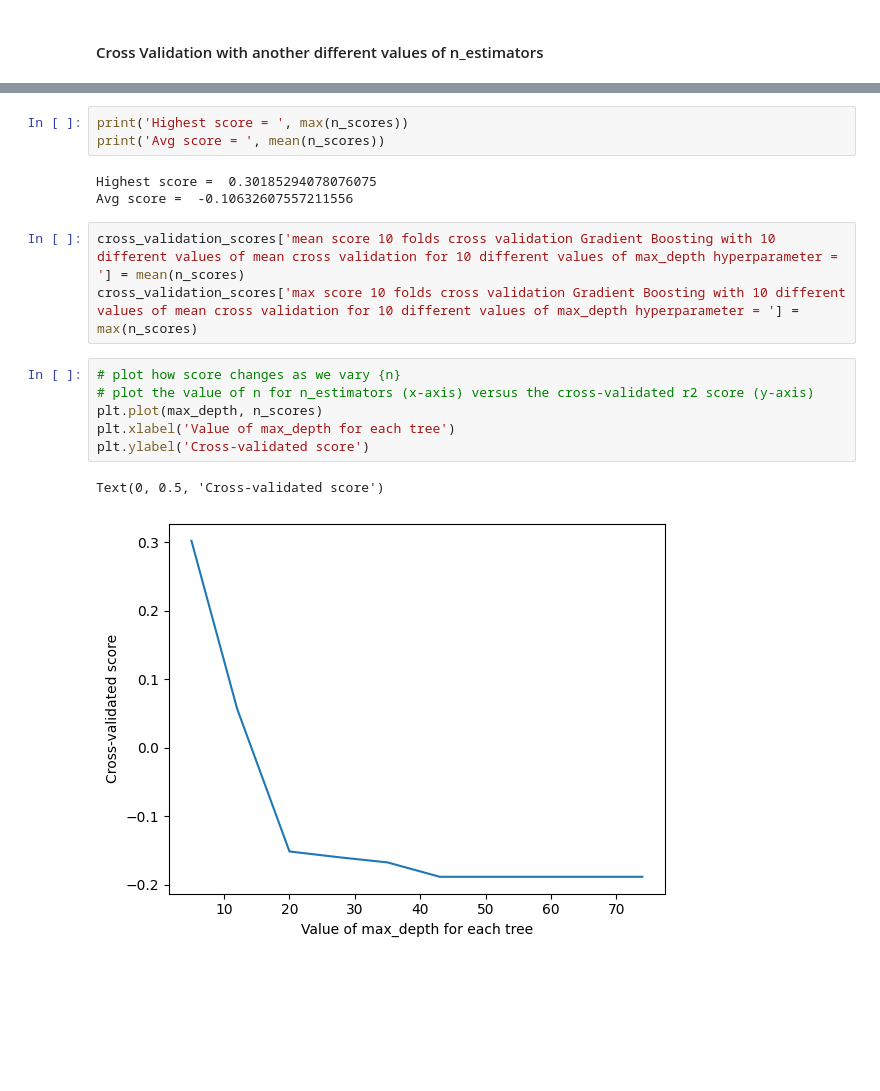
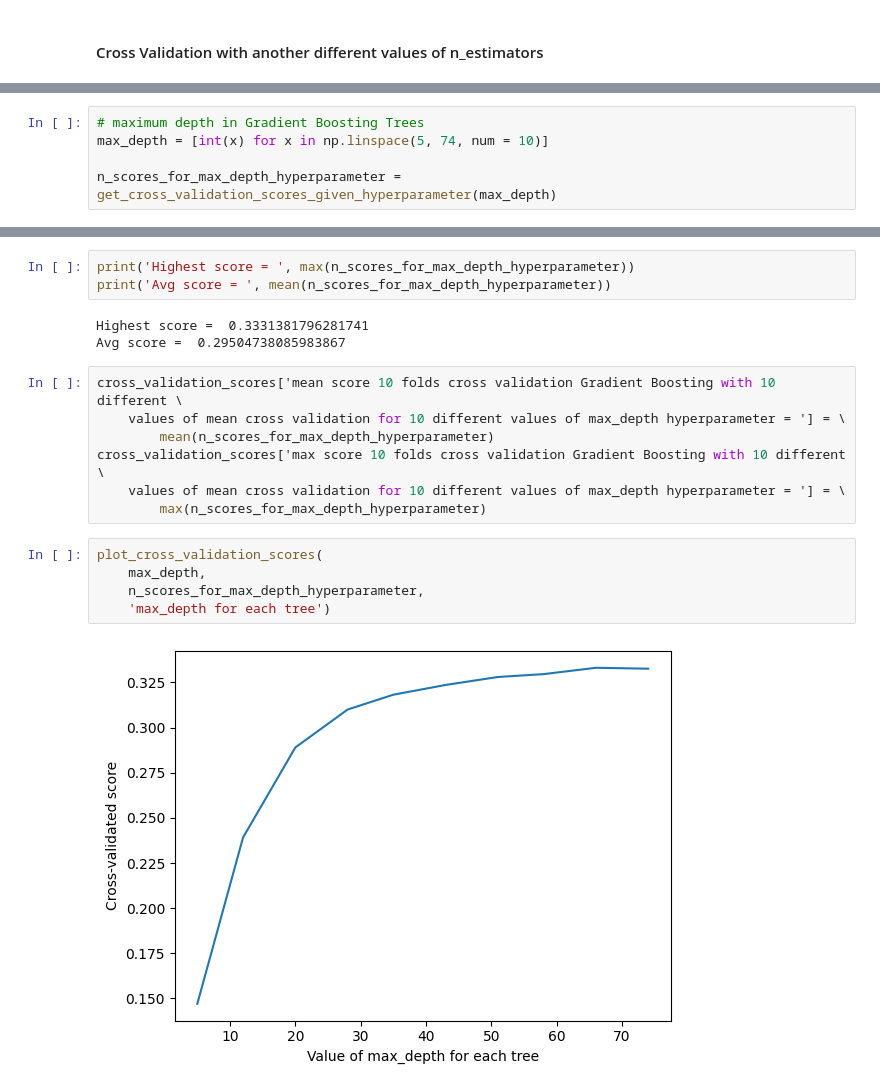
Before and after one commit to Reema-Khaseeb/car-price-prediction, a Jupyter notebook: notebooks/feature_engineering_train_eval_models.ipynb, the cells around one changed output, grey strips where cells are left out. Drawn from its saved outputs; the diff is of its cells as text; blank space fills up the shorter version.

```diff
--- a/notebooks/feature_engineering_train_eval_models.ipynb
+++ b/notebooks/feature_engineering_train_eval_models.ipynb
@@ -685,0 +733,5 @@ print(n_scores)
+# %%
+# maximum depth in Gradient Boosting Trees
+max_depth = [int(x) for x in np.linspace(5, 74, num = 10)]
+
+n_scores_for_max_depth_hyperparameter = get_cross_validation_scores_given_hyperparameter(max_depth)
@@ -686,21 +751,23 @@ print(n_scores)
 # %%
-print('Highest score = ', max(n_scores))
-print('Avg score = ', mean(n_scores))
+print('Highest score = ', max(n_scores_for_max_depth_hyperparameter))
+print('Avg score = ', mean(n_scores_for_max_depth_hyperparameter))
 # %% [output]
-Highest score =  0.30185294078076075
-Avg score =  -0.10632607557211556
+Highest score =  0.3331381796281741
+Avg score =  0.29504738085983867
 # %%
-cross_validation_scores['mean score 10 folds cross validation Gradient Boosting with 10 different values of mean cross validation for 10 different values of max_depth hyperparameter = '] = mean(n_scores)
-cross_validation_scores['max score 10 folds cross validation Gradient Boosting with 10 different values of mean cross validation for 10 different values of max_depth hyperparameter = '] = max(n_scores)
+cross_validation_scores['mean score 10 folds cross validation Gradient Boosting with 10 different \
+    values of mean cross validation for 10 different values of max_depth hyperparameter = '] = \
+        mean(n_scores_for_max_depth_hyperparameter)
+cross_validation_scores['max score 10 folds cross validation Gradient Boosting with 10 different \
+    values of mean cross validation for 10 different values of max_depth hyperparameter = '] = \
+        max(n_scores_for_max_depth_hyperparameter)
-# %%
-# plot how score changes as we vary {n}
-# plot the value of n for n_estimators (x-axis) versus the cross-validated r2 score (y-axis)
-plt.plot(max_depth, n_scores)
-plt.xlabel('Value of max_depth for each tree')
-plt.ylabel('Cross-validated score')
-# %% [output]
-Text(0, 0.5, 'Cross-validated score')
-[figure, removed]
+# %%
+plot_cross_validation_scores(
+    max_depth,
+    n_scores_for_max_depth_hyperparameter,
+    'max_depth for each tree')
+# %% [output]
+[figure, added]
 # %%
 cross_validation_scores
 # %% [output]
```
Also changed, not shown: parts of 69 cells of this notebook, 4 other files.
